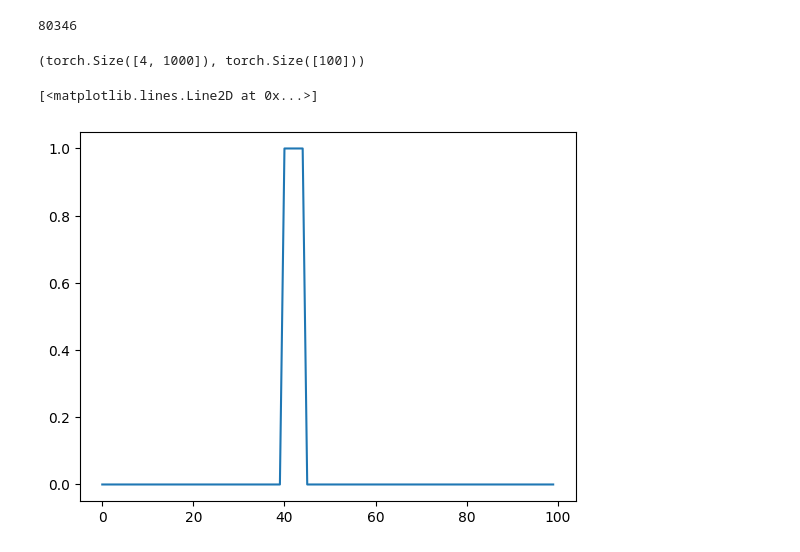
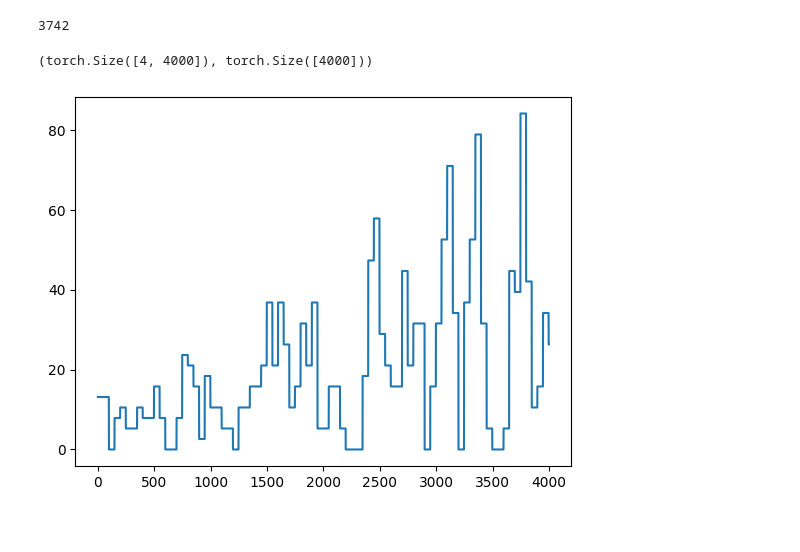
Before and after one commit to alw399/FACT, a Jupyter notebook: notebooks/train_seq.ipynb, the cells around one changed output. Saved outputs shown, nothing was run; the diff lists cells and outputs as text; code cells hidden in the pictures.

```diff
--- a/notebooks/train_seq.ipynb
+++ b/notebooks/train_seq.ipynb
@@ -21,40 +21,42 @@ sys.path.append('../src')
 from cnn import *
 from datas import *
 # %%
-bigwig_path = '../data/bws_for_predictor/SPT16_4D_2HdTAG_Sox2_S46_1_120_sorted.bw'
+timepoint = '2H'
+bigwig_path = f'../data/bws_for_predictor/SPT16_4D_{timepoint}dTAG_Sox2_S46_1_120_sorted.bw'
 fasta_path = '../data/GRCm38.primary_assembly.genome.fa'
-chrom = 'chr3'
-window_size = 1000
-stride = 1000
-signal_bins = 100
+bed_path = '../data/bed_files/GFP_TTseq_max_sorted_top_quintile.bed'
+
+window_size = 2000
+# signal_bins = 2000
+signal_bins = None
 batch_size = 256
 epochs = 100
-lr = 1e-3
-device = 'cpu'
+lr = 1e-5
+device = 'mps'
 weight_decay = 1e-4
 patience = 100
 # %%
 dataset = SequenceBigWigDataset(
     fasta_path=str(fasta_path),
     bigwig_path=str(bigwig_path),
+    bed_path=str(bed_path),
     signal_bins=signal_bins,
-    chrom=chrom,
     window_size=window_size,
-    stride=stride
+    binarize_signal=False,
+    normalize_signal=False
 )
 # %%
 len(dataset)
 # %% [output]
-80346
+3742
 # %%
-x, y= next(iter(dataset))
+x, y = next(iter(dataset))
 
 x.shape, y.shape
 # %% [output]
-(torch.Size([4, 1000]), torch.Size([100]))
+(torch.Size([4, 4000]), torch.Size([4000]))
 # %%
 import matplotlib.pyplot as plt
-plt.plot(y.numpy())
+_ = plt.plot(y.numpy())
 # %% [output]
-[<matplotlib.lines.Line2D at 0x...>]
-[figure, old version]
+[figure, new version]
```
Also changed, not shown: parts of 15 cells of this notebook, 3 other files.
